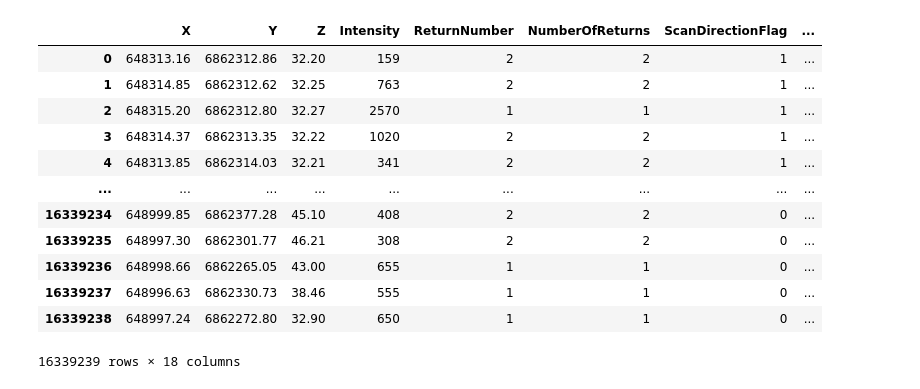
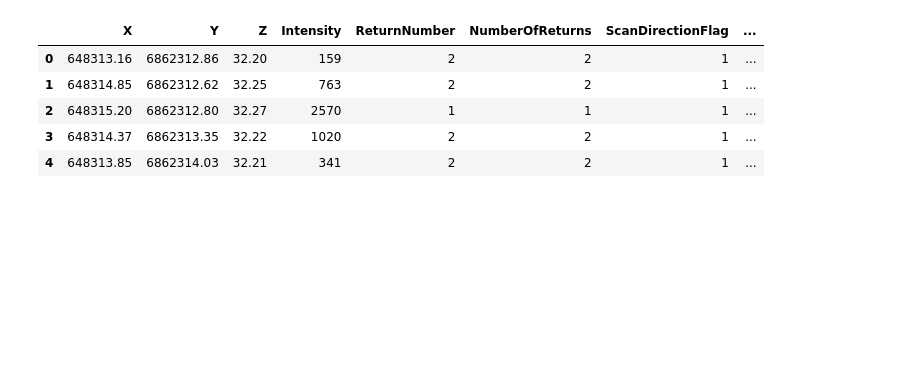
Before and after one commit to sebastien-tetaud/destine-godot-mvp, a Jupyter notebook: ign_notebook.ipynb, the cells around one changed output. Cells and saved outputs as stored; diff of their text form; code cells hidden in the pictures; blank space fills up the shorter version.

```diff
--- a/ign_notebook.ipynb
+++ b/ign_notebook.ipynb
@@ -3,54 +15,34 @@ import pandas as pd
 # %%
-import pdal
-import json
-
 # Path to your .copc.laz file
-input_file = "/home/ubuntu/project/destine-godot-mvp/LHD_FXX_0648_6863_PTS_O_LAMB93_IGN69.copc.laz"
+input_file = "/home/ubuntu/project/destine-godot-mvp/data/LHD_FXX_0648_6863_PTS_O_LAMB93_IGN69.copc.laz"
 
 # Define a PDAL pipeline to read the file
 pipeline = {
     "pipeline": [
         {
             "type": "readers.las",
             "filename": input_file
         }
     ]
 }
-
 # Convert the pipeline to JSON format
 pipeline_json = json.dumps(pipeline)
-
 # Initialize the PDAL pipeline
 p = pdal.Pipeline(pipeline_json)
 
 # Execute the pipeline
 count = p.execute()
 
 # Extract the point cloud data
 arrays = p.arrays
 
-# Convert to a Pandas DataFrame (optional)
-import pandas as pd
 df = pd.DataFrame(arrays[0])
 
-# # Display the first few rows
-# print(df.head())
-
-# # Save to a CSV file (optional)
-# df.to_csv("output.csv", index=False)
+df.head()
+# %% [output]
+|  | X | Y | Z | Intensity | ReturnNumber | NumberOfReturns | ScanDirectionFlag | ... |
+| 0 | 648313.16 | 6862312.86 | 32.20 | 159 | 2 | 2 | 1 | ... |
+| 1 | 648314.85 | 6862312.62 | 32.25 | 763 | 2 | 2 | 1 | ... |
+| 2 | 648315.20 | 6862312.80 | 32.27 | 2570 | 1 | 1 | 1 | ... |
+| 3 | 648314.37 | 6862313.35 | 32.22 | 1020 | 2 | 2 | 1 | ... |
+| 4 | 648313.85 | 6862314.03 | 32.21 | 341 | 2 | 2 | 1 | ... |
-# %%
-df
-# %% [output]
-|  | X | Y | Z | Intensity | ReturnNumber | NumberOfReturns | ScanDirectionFlag | ... |
-| 0 | 648313.16 | 6862312.86 | 32.20 | 159 | 2 | 2 | 1 | ... |
-| 1 | 648314.85 | 6862312.62 | 32.25 | 763 | 2 | 2 | 1 | ... |
-| 2 | 648315.20 | 6862312.80 | 32.27 | 2570 | 1 | 1 | 1 | ... |
-| 3 | 648314.37 | 6862313.35 | 32.22 | 1020 | 2 | 2 | 1 | ... |
-| 4 | 648313.85 | 6862314.03 | 32.21 | 341 | 2 | 2 | 1 | ... |
-| ... | ... | ... | ... | ... | ... | ... | ... | ... |
-| 16339234 | 648999.85 | 6862377.28 | 45.10 | 408 | 2 | 2 | 0 | ... |
-| 16339235 | 648997.30 | 6862301.77 | 46.21 | 308 | 2 | 2 | 0 | ... |
-| 16339236 | 648998.66 | 6862265.05 | 43.00 | 655 | 1 | 1 | 0 | ... |
-| 16339237 | 648996.63 | 6862330.73 | 38.46 | 555 | 1 | 1 | 0 | ... |
-| 16339238 | 648997.24 | 6862272.80 | 32.90 | 650 | 1 | 1 | 0 | ... |
-16339239 rows × 18 columns
```
Also changed, not shown: parts of 19 cells of this notebook.
